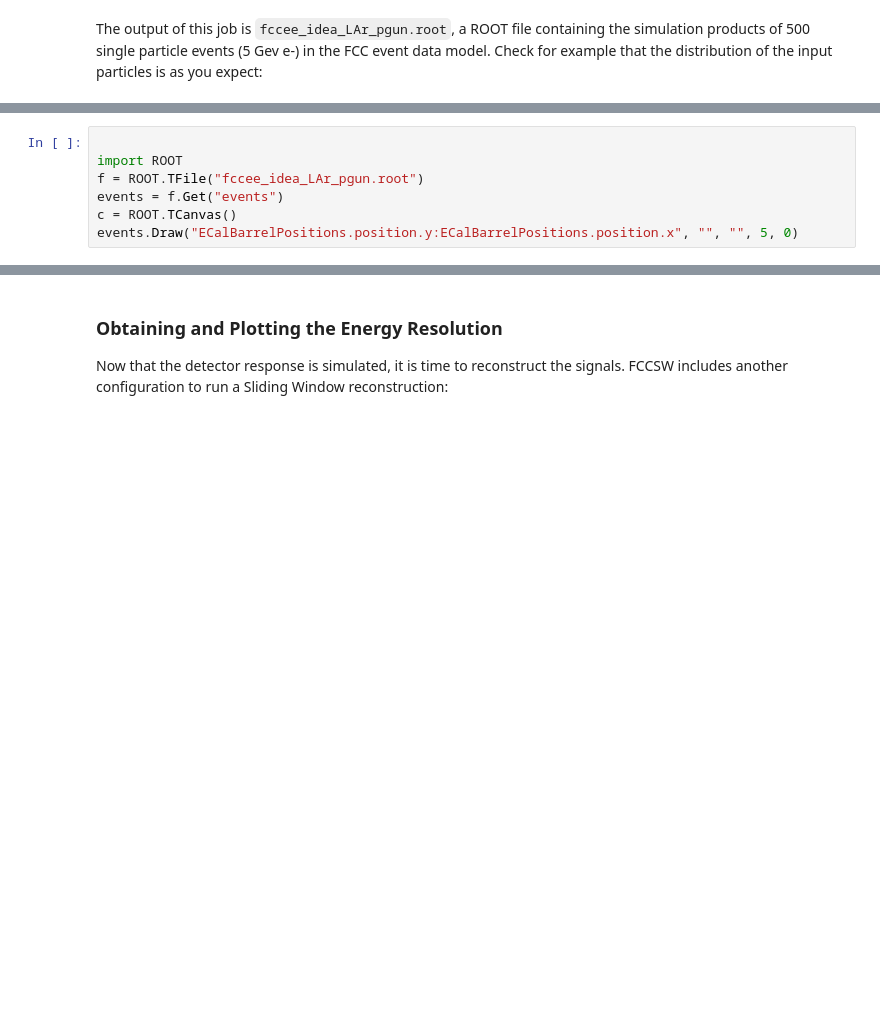
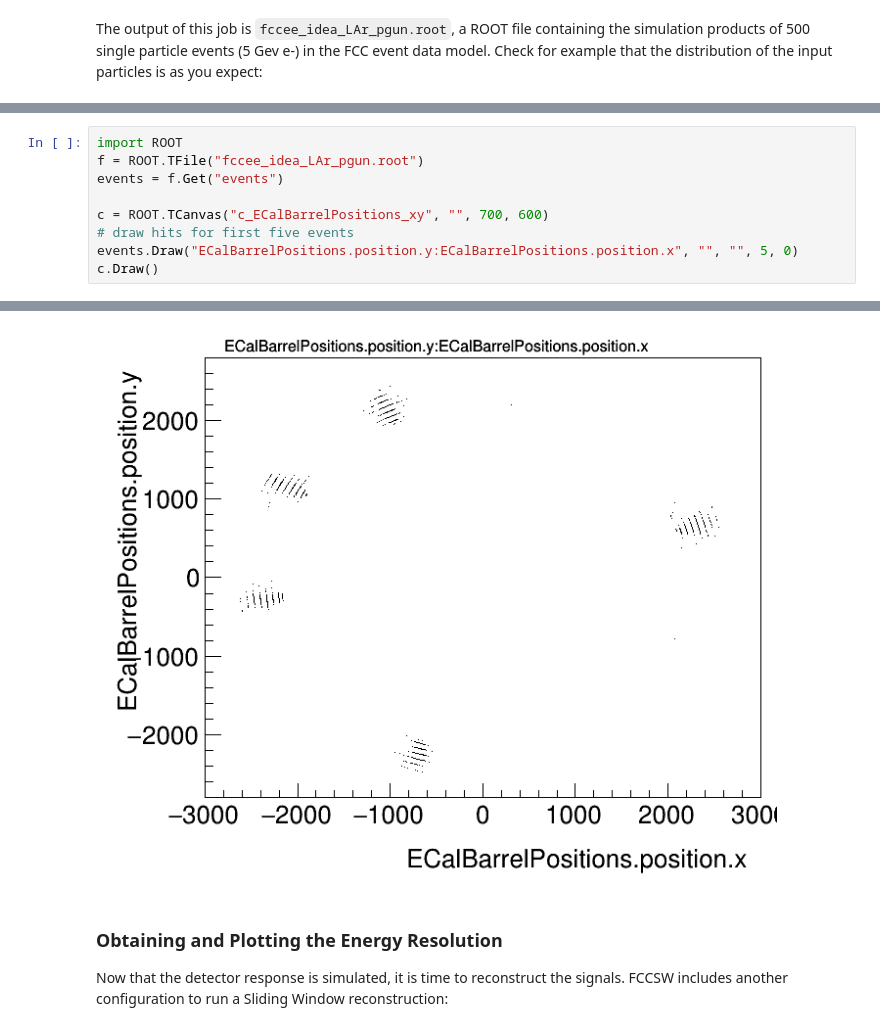
Before and after one commit to HEP-FCC/fcc-tutorials, a Jupyter notebook: notebooks/FccCaloPerformance.ipynb, the cells around one changed output, grey strips where cells are left out. Drawn from its saved outputs; the diff is of its cells as text; blank space fills up the shorter version.

```diff
--- a/notebooks/FccCaloPerformance.ipynb
+++ b/notebooks/FccCaloPerformance.ipynb
@@ -117,7 +146,10 @@ The exact position of the energy deposit is available too:
 # %%
-
 import ROOT
 f = ROOT.TFile("fccee_idea_LAr_pgun.root")
 events = f.Get("events")
-c = ROOT.TCanvas()
+
+c = ROOT.TCanvas("c_ECalBarrelPositions_xy", "", 700, 600)
+# draw hits for first five events
 events.Draw("ECalBarrelPositions.position.y:ECalBarrelPositions.position.x", "", "", 5, 0)
+c.Draw()
+# %% [output]
@@ -124,3 +157,4 @@ events.Draw("ECalBarrelPositions.position.y:ECalBarrelPositions.position.x", "",
+[figure, added]
 # %% [markdown]
 ### Obtaining and Plotting the Energy Resolution
 
```
Also changed, not shown: parts of 19 cells of this notebook, 1 other file.
